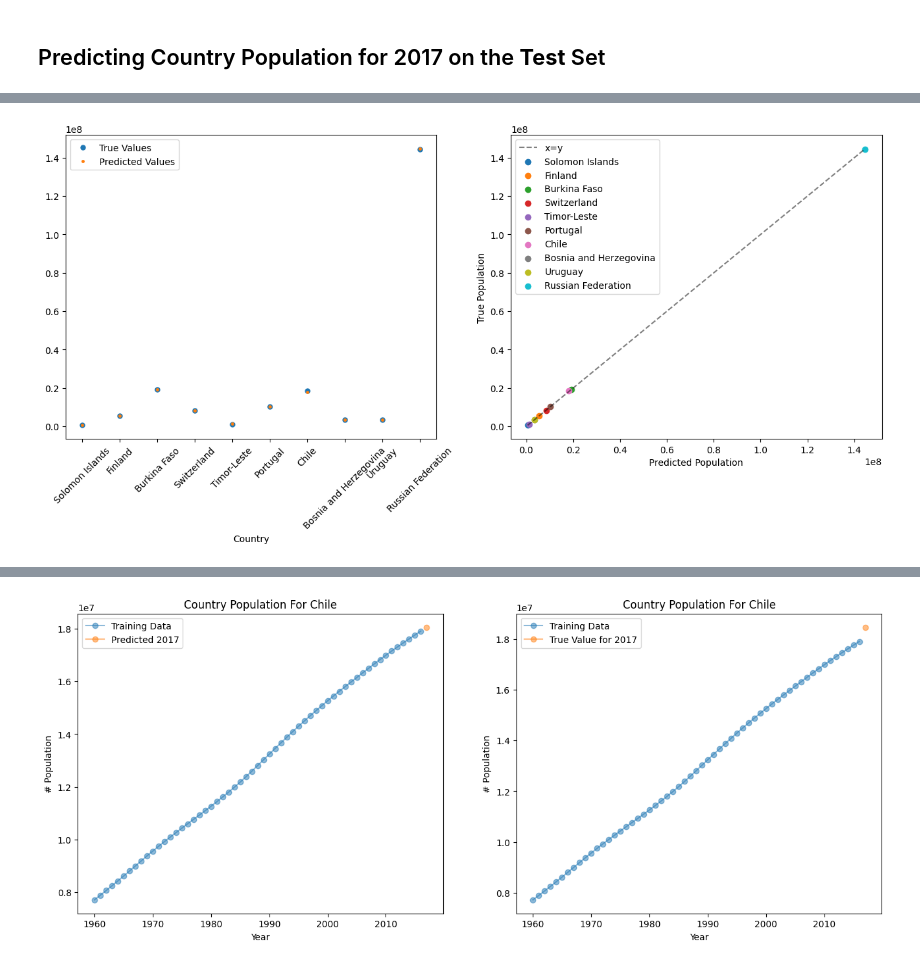
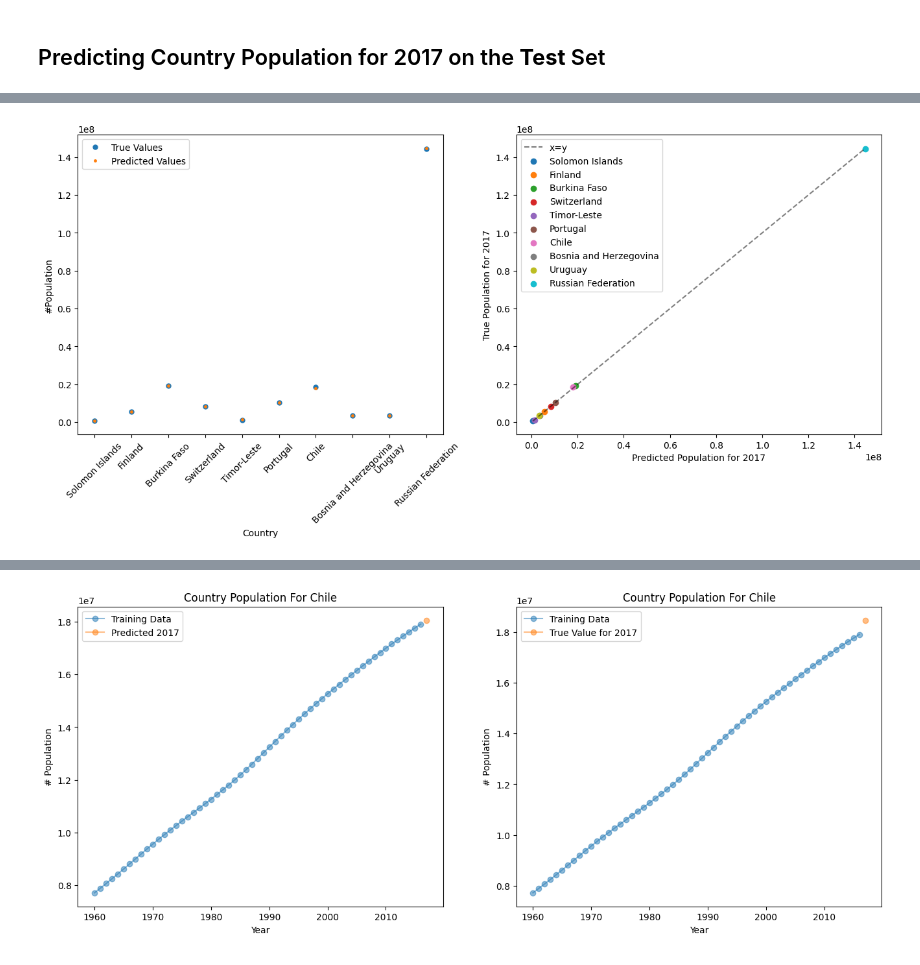
Before and after one commit to joelpoliveira/AprendizagemAutomatica-Projeto, a Jupyter notebook: Projeto_final/main_Joel_complex_version.ipynb, the cells around one changed output, grey strips where cells are left out. Saved outputs shown, nothing was run; the diff lists cells and outputs as text; code cells hidden in the pictures.

```diff
--- a/Projeto_final/main_Joel_complex_version.ipynb
+++ b/Projeto_final/main_Joel_complex_version.ipynb
@@ -225,7 +227,6 @@ class ForecastModel:
         #model needed to have the labels that used in training
         X = pd.DataFrame(data = X,
                         columns = self.estimator.feature_names_in_)
-
         return self.estimator.predict( X )
 
     """
@@ -242,7 +243,7 @@ class ForecastModel:
     def get_year(self, year: int, country : str) -> float:
         try:
             data = self.raw.loc[year, country]
-            if data == np.nan:
+            if np.isnan(data):
                 raise Exception()
             return data
         except:
@@ -690,5 +691,5 @@ save_results("lm_pop_country.pickle", best_model, results["params"][idx], result
 model = ForecastModel(lags=4).fit(data, start=2010, stop=2016)
 # %%
 test=pd.read_csv("data/country_population_test.csv", index_col=0)
-y_test=test.loc[2017]
-y_test
+y_test=test.loc[2017:2018]
+y_test = y_test.to_numpy()
@@ -707,4 +705,4 @@ Name: 2017, dtype: float64
 # %%
-preds = [ model.predict([2017], label)[0] for label in countries]
+preds = np.array([ model.predict([2017, 2018], label) for label in countries]).T
 preds
 # %% [output]
@@ -729,13 +723,14 @@ Pearson Corr. Coef. = 0.999994164911196
 # %%
+k=0
 x_ = range(len(countries))
 f, ax = plt.subplots(1,2, figsize=(16,6))
-plot_sub(ax[0], x_, y_test, label="True Values", ms=10)
-plot_sub(ax[0], x_, preds, label="Predicted Values", xlabel="Country")
+plot_sub(ax[0], x_, y_test[k], label="True Values", ms=10)
+plot_sub(ax[0], x_, preds[k], label="Predicted Values", xlabel="Country", ylabel="#Population")
 ax[0].set_xticks(x_, countries, rotation=45)
 
-xy=np.linspace(min(preds), max(preds))
+xy=np.linspace(preds[k].min(), preds[k].max())
 ax[1].plot(xy,xy, "--k", alpha=0.5, label="x=y")
 for i, country in enumerate(countries):
-    scat_sub(ax[1], [preds[i]], [y_test[i]], xlabel="Predicted Population", ylabel="True Population", label=country)
+    scat_sub(ax[1], [preds[k,i]], [y_test[k,i]], xlabel=f"Predicted Population for {2017+k}", ylabel=f"True Population for {2017+k}", label=country)
 # %% [output]
-[figure, old version]
+[figure, new version]
```
Also changed, not shown: parts of 7 cells of this notebook.
